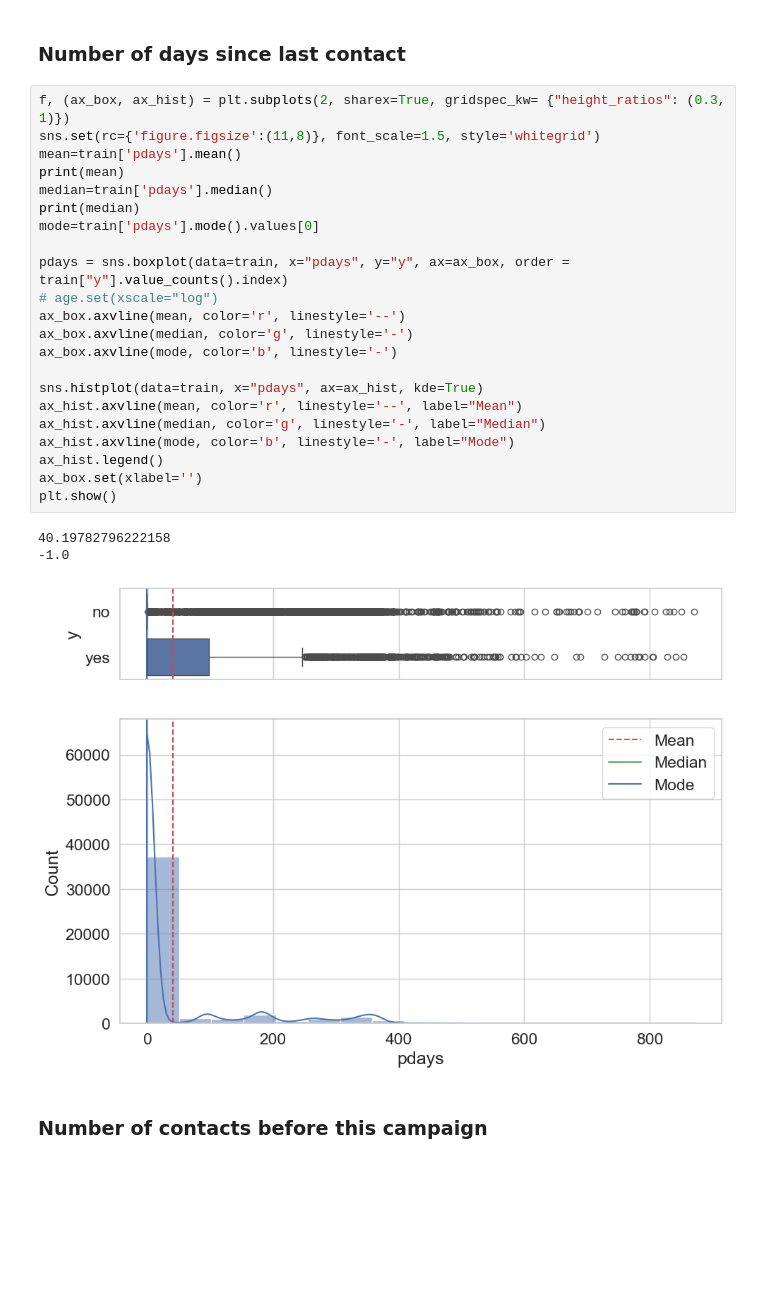
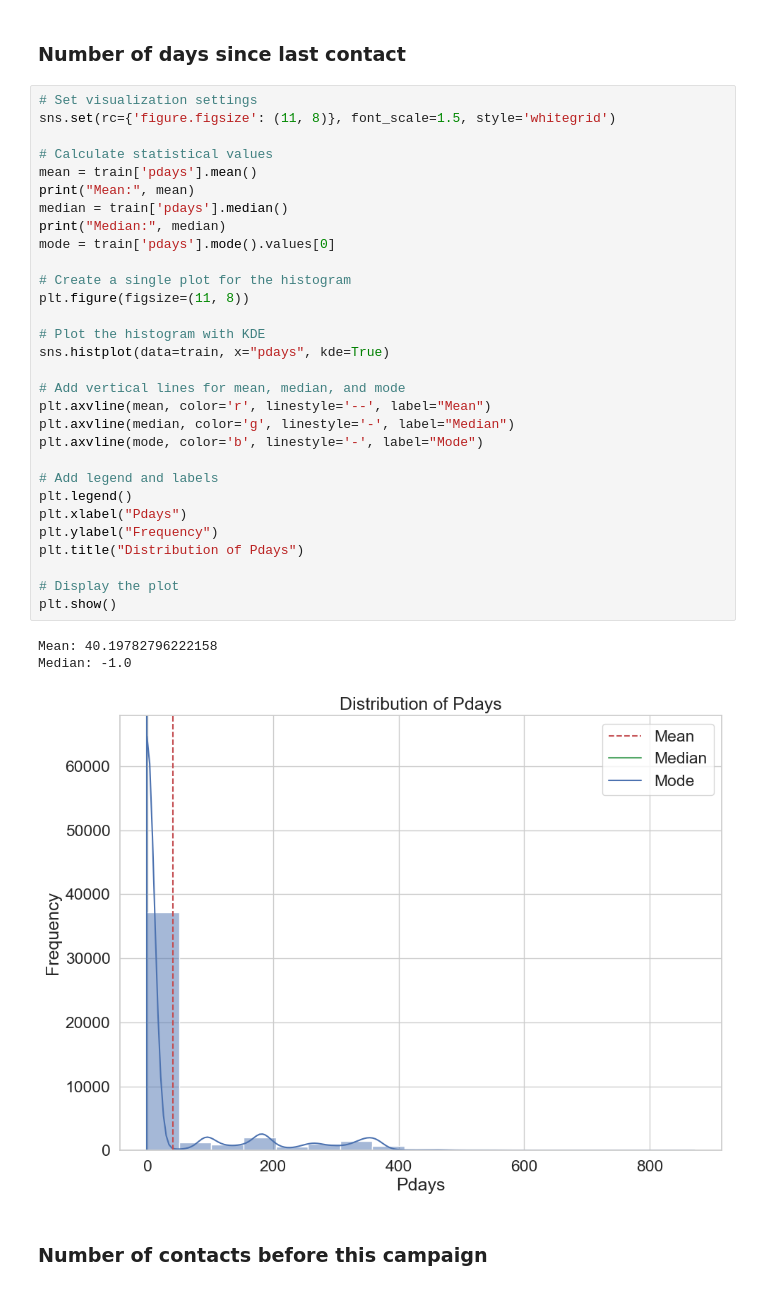
Before and after one commit to iiitssdproject/anomaly-detection, a Jupyter notebook: Anomaly Detection.ipynb, the cells around one changed output. Drawn from its saved outputs; the diff is of its cells as text; blank space fills up the shorter version.

```diff
--- a/Anomaly Detection.ipynb
+++ b/Anomaly Detection.ipynb
@@ -386,31 +404,39 @@ plt.show()
 # %% [markdown]
 ### Number of days since last contact
 # %%
-f, (ax_box, ax_hist) = plt.subplots(2, sharex=True, gridspec_kw= {"height_ratios": (0.3, 1)})
-sns.set(rc={'figure.figsize':(11,8)}, font_scale=1.5, style='whitegrid')
-mean=train['pdays'].mean()
-print(mean)
-median=train['pdays'].median()
-print(median)
-mode=train['pdays'].mode().values[0]
+# Set visualization settings
+sns.set(rc={'figure.figsize': (11, 8)}, font_scale=1.5, style='whitegrid')
 
-pdays = sns.boxplot(data=train, x="pdays", y="y", ax=ax_box, order = train["y"].value_counts().index)
-# age.set(xscale="log")
-ax_box.axvline(mean, color='r', linestyle='--')
-ax_box.axvline(median, color='g', linestyle='-')
-ax_box.axvline(mode, color='b', linestyle='-')
+# Calculate statistical values
+mean = train['pdays'].mean()
+print("Mean:", mean)
+median = train['pdays'].median()
+print("Median:", median)
+mode = train['pdays'].mode().values[0]
 
-sns.histplot(data=train, x="pdays", ax=ax_hist, kde=True)
-ax_hist.axvline(mean, color='r', linestyle='--', label="Mean")
-ax_hist.axvline(median, color='g', linestyle='-', label="Median")
-ax_hist.axvline(mode, color='b', linestyle='-', label="Mode")
-ax_hist.legend()
-ax_box.set(xlabel='')
+# Create a single plot for the histogram
+plt.figure(figsize=(11, 8))
+
+# Plot the histogram with KDE
+sns.histplot(data=train, x="pdays", kde=True)
+
+# Add vertical lines for mean, median, and mode
+plt.axvline(mean, color='r', linestyle='--', label="Mean")
+plt.axvline(median, color='g', linestyle='-', label="Median")
+plt.axvline(mode, color='b', linestyle='-', label="Mode")
+
+# Add legend and labels
+plt.legend()
+plt.xlabel("Pdays")
+plt.ylabel("Frequency")
+plt.title("Distribution of Pdays")
+
+# Display the plot
 plt.show()
 # %% [output]
-40.19782796222158
--1.0
+Mean: 40.19782796222158
+Median: -1.0
-[figure, old version]
+[figure, new version]
 # %% [markdown]
 ### Number of contacts before this campaign
 # %%
```
Also changed, not shown: parts of 55 cells of this notebook.
